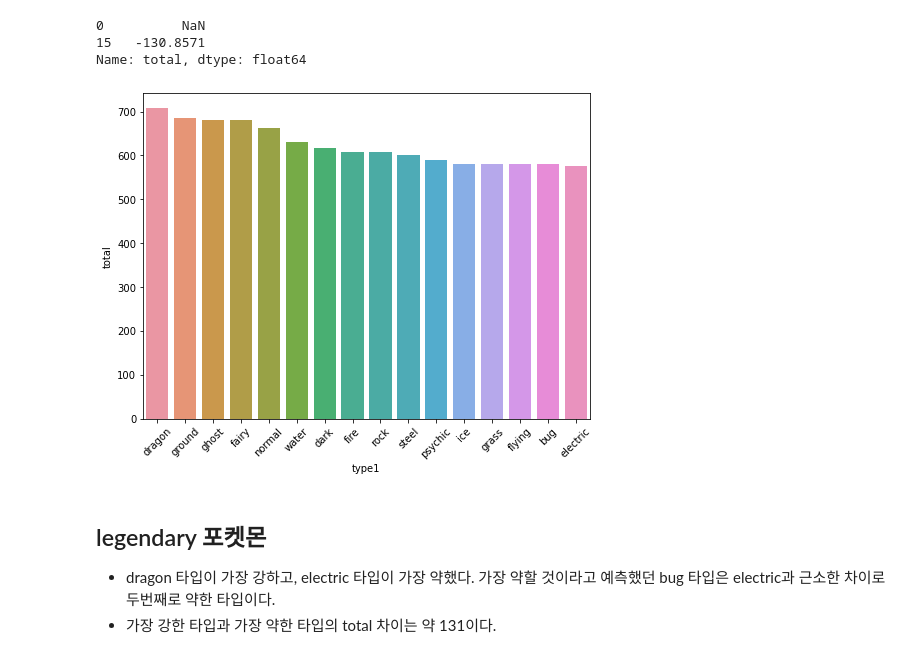
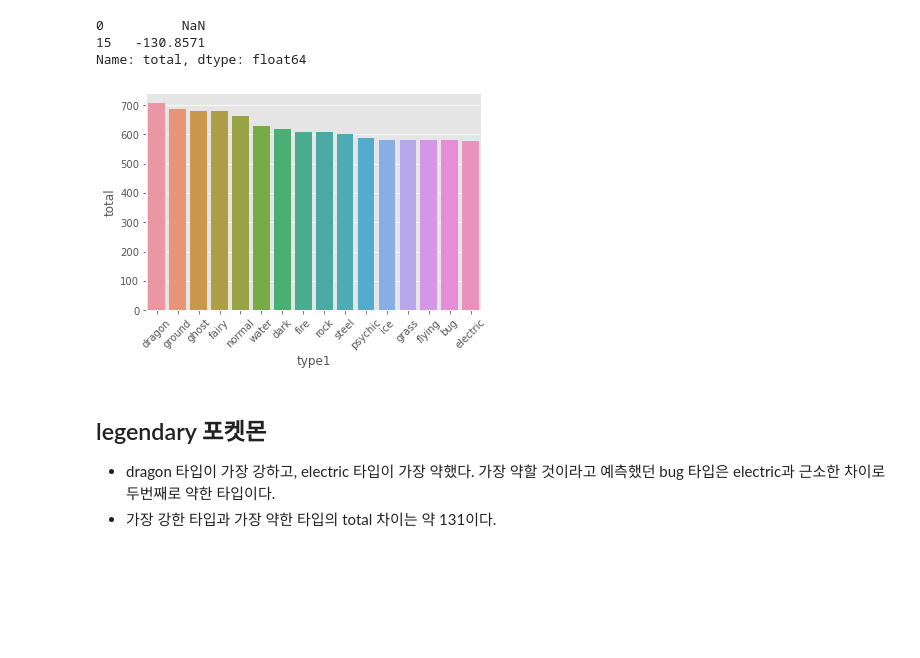
Before and after one commit to HAMJiyoung/Pokemon-EDA, a Jupyter notebook: pokemon.ipynb, the cells around one changed output. Cells and saved outputs as stored; diff of their text form; code cells hidden in the pictures; blank space fills up the shorter version.

```diff
--- a/pokemon.ipynb
+++ b/pokemon.ipynb
@@ -2,6 +2,9 @@
 # 기본 데이터
 # %%
 import pandas as pd
+import matplotlib.pyplot as plt
+import seaborn as sns
+plt.style.use('ggplot')
 # %%
 pokemon = pd.read_csv('pokemon_raw.csv')
 # %%
@@ -239,10 +239,9 @@ import seaborn as sns
 # %%
-plt.figure(figsize=(8, 6))
 sns.barplot(data = pokemon_stat_avg_legendary, x = 'type1', y = 'total')
 plt.xticks(rotation = 45)
 plt.show()
 # %% [output]
-[figure, old version]
+[figure, new version]
 # %% [markdown]
 ## legendary 포켓몬
 - dragon 타입이 가장 강하고, electric 타입이 가장 약했다. 가장 약할 것이라고 예측했던 bug 타입은 electric과 근소한 차이로 두번째로 약한 타입이다.
```
Also changed, not shown: parts of 16 cells of this notebook.
